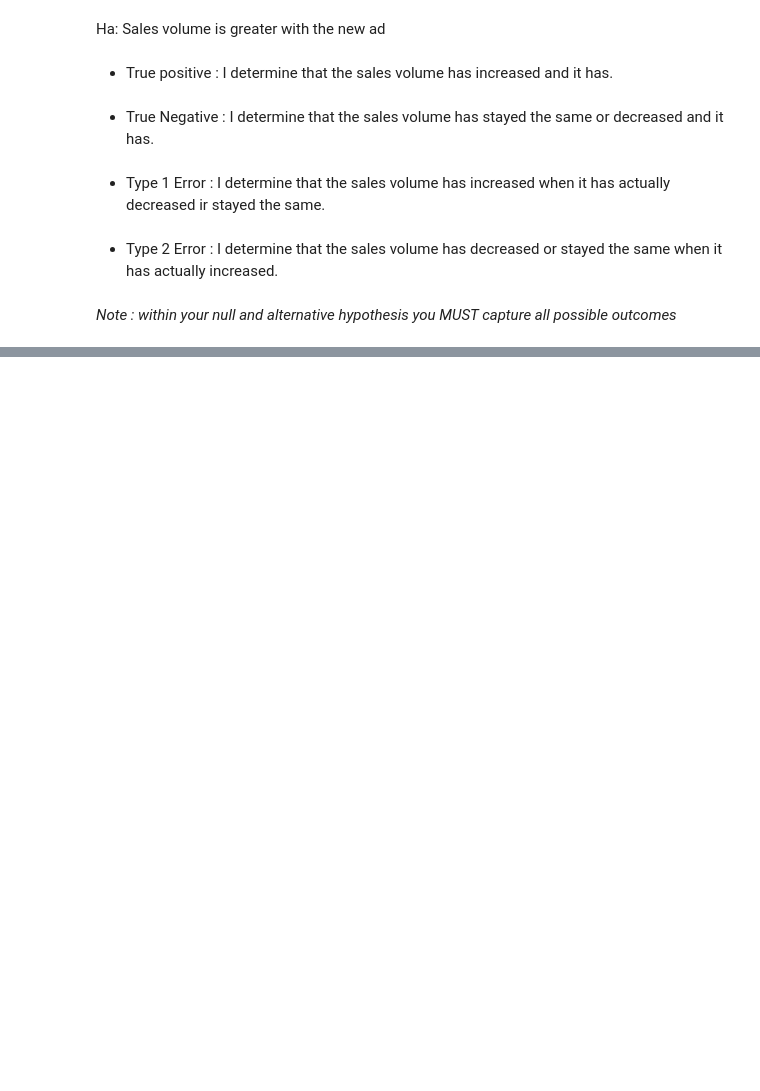
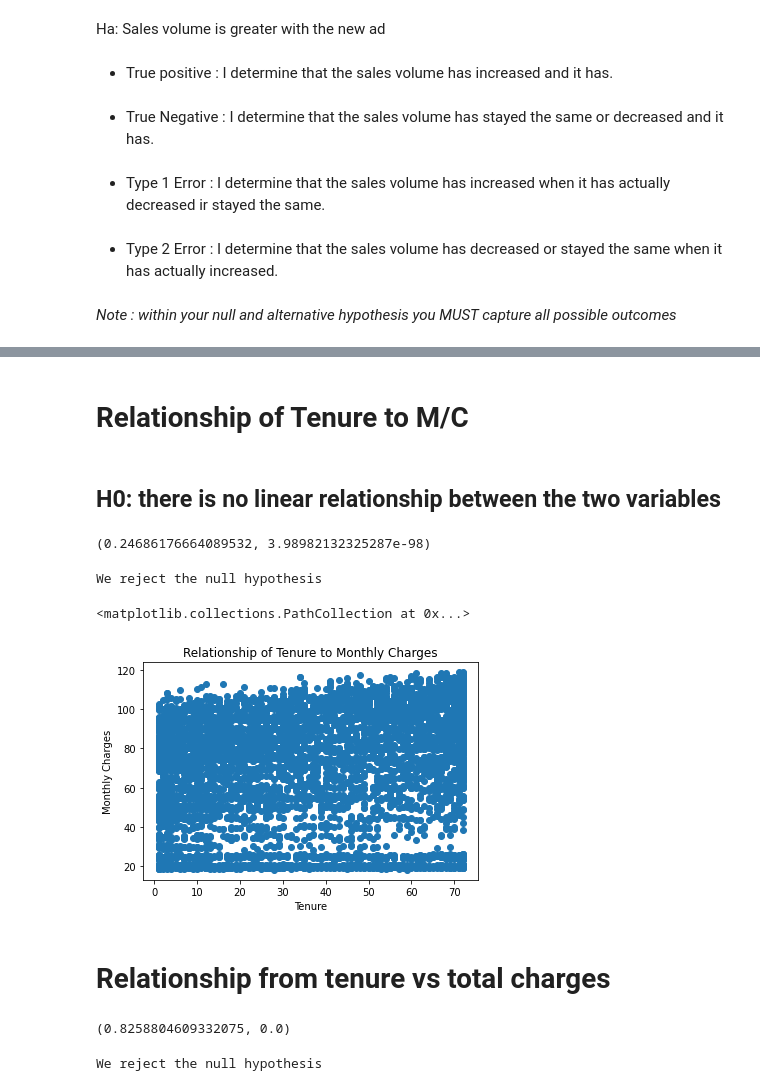
Before and after one commit to DeangeloBowen1/statistics, a Jupyter notebook: hypothesis_testing.ipynb, the cells around one changed output, grey strips where cells are left out. Cells and saved outputs as stored; diff of their text form; code cells hidden in the pictures; blank space fills up the shorter version.

Commit message:
Correlation exercises

```diff
--- a/hypothesis_testing.ipynb
+++ b/hypothesis_testing.ipynb
@@ -62,0 +204,9 @@ Ha: Sales volume is greater with the new ad
+# %%
+sql = """select * from customers
+join internet_service_types using(internet_service_type_id)"""
+
+pd.options.display.max_columns = None
+# %%
+url = get_db_url("telco_churn")
+telco = pd.read_sql(sql, url)
+telco.head()
@@ -62,0 +243,6 @@ Ha: Sales volume is greater with the new ad
+# %%
+# check for nulls/empty strings
+telco.total_charges = telco.total_charges.str.strip()
+telco[telco.total_charges == ""]
+
+# 11 rows have nulls_empty strings
@@ -62,0 +262,52 @@ Ha: Sales volume is greater with the new ad
+# %%
+# rm those 11 rows
+# amazing way to drop from stack overflow:
+telco = telco[telco.total_charges != ""]
+
+telco.total_charges = telco.total_charges.astype('float')
+# %% [markdown]
+# Relationship of Tenure to M/C
+# %% [markdown]
+## H0: there is no linear relationship between the two variables
+# %%
+alpha = 0.05
+r, p = stats.pearsonr(telco.tenure, telco.monthly_charges)
+
+r, p
+
+# weak positive correlation but the magnitude of the relationship is relatively small
+# %% [output]
+(0.24686176664089532, 3.98982132325287e-98)
+# %%
+alpha = 0.05
+if p < alpha:
+    print("We reject the null hypothesis")
+else:
+    print("We fail to reject the null hypothesis")
+# %% [output]
+We reject the null hypothesis
+# %%
+plt.title("Relationship of Tenure to Monthly Charges")
+plt.xlabel("Tenure")
+plt.ylabel("Monthly Charges")
+
+plt.scatter(telco.tenure, telco.monthly_charges)
+# %% [output]
+<matplotlib.collections.PathCollection at 0x...>
+[figure, added]
+# %% [markdown]
+# Relationship from tenure vs total charges
+# %%
+r, p = stats.pearsonr(telco.tenure, telco.total_charges)
+r, p
+
+# strong positive correlations
+# %% [output]
+(0.8258804609332075, 0.0)
+# %%
+if p < alpha:
+    print("We reject the null hypothesis")
+else:
+    print("We fail to reject the null hypothesis")
+# %% [output]
+We reject the null hypothesis
```
Also changed, not shown: parts of 54 cells of this notebook, 2 other files.
